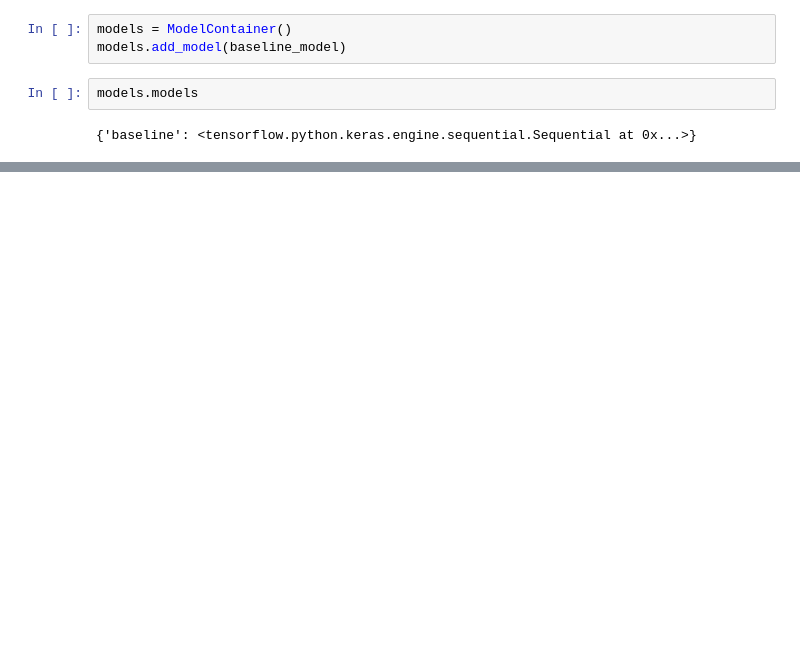
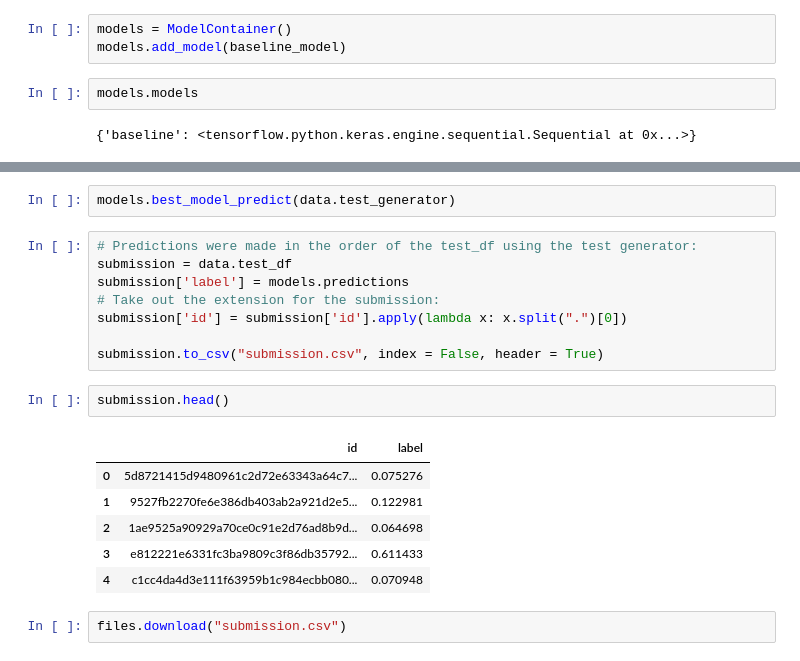
Before and after one commit to liminal-learner/cancer_detection, a Jupyter notebook: notebooks/2_Develop.ipynb, the cells around one changed output, grey strips where cells are left out. Drawn from its saved outputs; the diff is of its cells as text; blank space fills up the shorter version.

```diff
--- a/notebooks/2_Develop.ipynb
+++ b/notebooks/2_Develop.ipynb
@@ -349,0 +304,21 @@ y = model.predict(test_generator)
+# %%
+models.best_model_predict(data.test_generator)
+# %%
+# Predictions were made in the order of the test_df using the test generator:
+submission = data.test_df
+submission['label'] = models.predictions
+# Take out the extension for the submission:
+submission['id'] = submission['id'].apply(lambda x: x.split(".")[0])
+
+submission.to_csv("submission.csv", index = False, header = True)
+# %%
+submission.head()
+# %% [output]
+|  | id | label |
+| 0 | 5d8721415d9480961c2d72e63343a64c7... | 0.075276 |
+| 1 | 9527fb2270fe6e386db403ab2a921d2e5... | 0.122981 |
+| 2 | 1ae9525a90929a70ce0c91e2d76ad8b9d... | 0.064698 |
+| 3 | e812221e6331fc3ba9809c3f86db35792... | 0.611433 |
+| 4 | c1cc4da4d3e111f63959b1c984ecbb080... | 0.070948 |
+# %%
+files.download("submission.csv")
```
Also changed, not shown: parts of 28 cells of this notebook.
